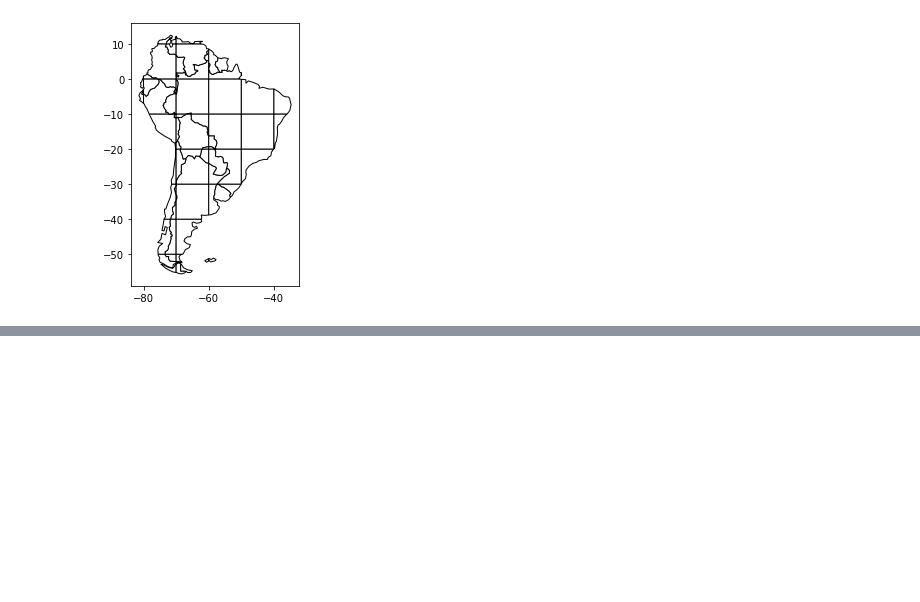
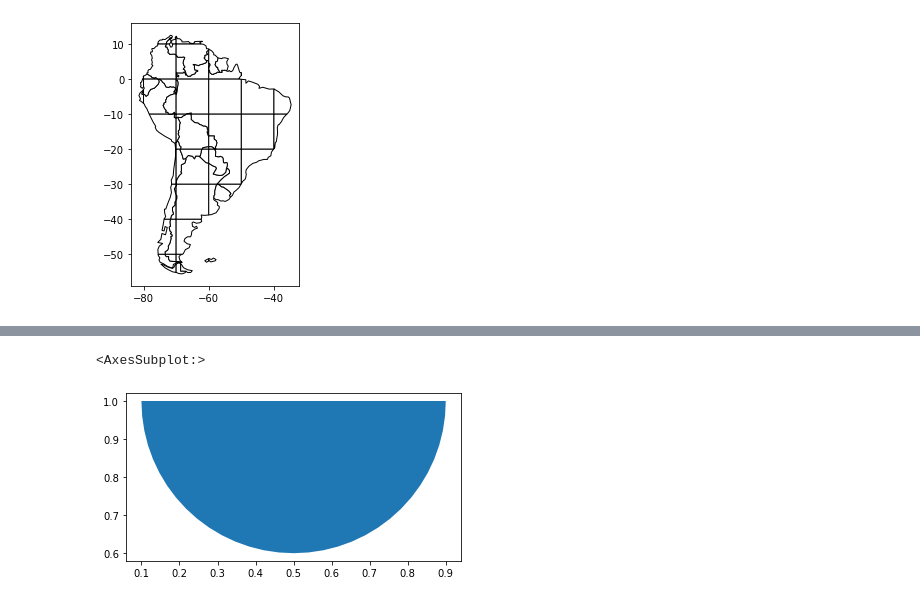
Before and after one commit to sebastianhohmann/geopandas_examples, a Jupyter notebook: _04_common_recipes_reatures.ipynb, the cells around one changed output, grey strips where cells are left out. Drawn from its saved outputs; the diff is of its cells as text; code cells hidden in the pictures; blank space fills up the shorter version.

```diff
--- a/_04_common_recipes_reatures.ipynb
+++ b/_04_common_recipes_reatures.ipynb
@@ -104,0 +125,6 @@ plt.show()
+# %%
+circ_sqr_intersection = gpd.overlay(square, circle, how='intersection')
+circ_sqr_intersection.plot()
+# %% [output]
+<AxesSubplot:>
+[figure, added]
```
Also changed, not shown: parts of 7 cells of this notebook, 1 other file.
